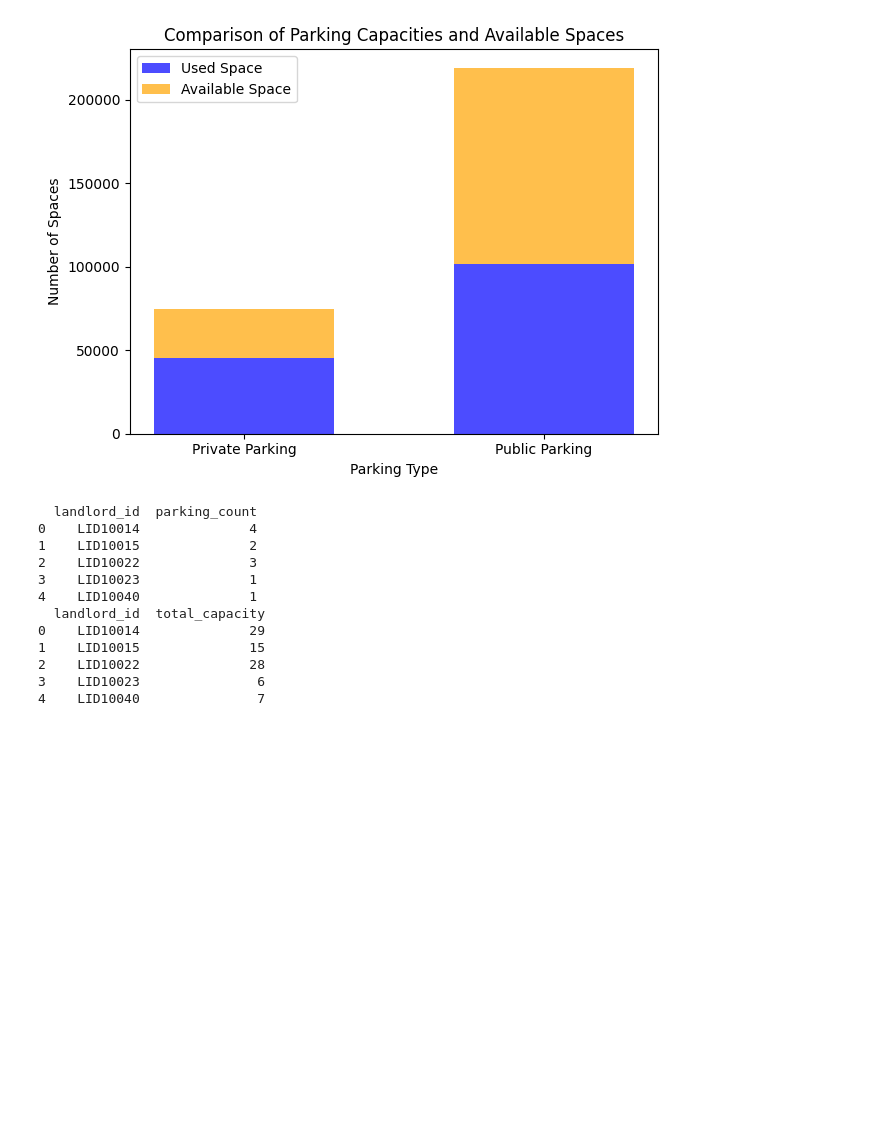
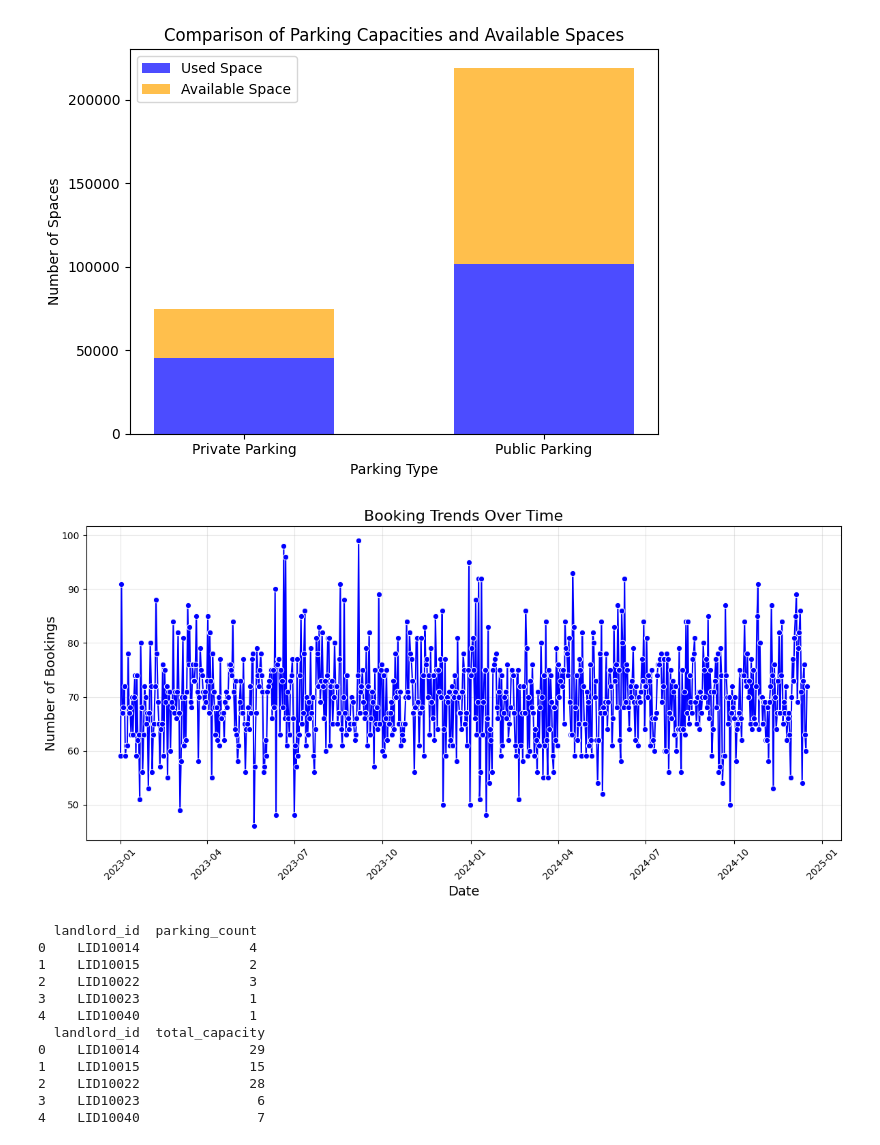
Before and after one commit to Vae2002/AML-WDB-Sem5, a Jupyter notebook: EDA.ipynb, the cells around one changed output. Drawn from its saved outputs; the diff is of its cells as text; code cells hidden in the pictures; blank space fills up the shorter version.

```diff
--- a/EDA.ipynb
+++ b/EDA.ipynb
@@ -178,6 +179,29 @@ plt.tight_layout()
 plt.show()
 # %% [output]
 [figure]
+# %%
+daily_bookings = history_data.groupby(history_data['datetime'].dt.date).size()
+
+# Convert the result to a DataFrame for better manipulation
+daily_bookings = daily_bookings.reset_index(name='num_bookings')
+daily_bookings.rename(columns={'datetime': 'date'}, inplace=True)
+
+# Plotting the data
+plt.figure(figsize=(12, 6))
+sns.lineplot(data=daily_bookings, x='date', y='num_bookings', marker='o', color='b')
+
+# Customize the plot
+plt.title('Booking Trends Over Time', fontsize=16)
+plt.xlabel('Date', fontsize=14)
+plt.ylabel('Number of Bookings', fontsize=14)
+plt.xticks(rotation=45)
+plt.grid(alpha=0.3)
+
+# Show the plot
+plt.tight_layout()
+plt.show()
+# %% [output]
+[figure, added]
 # %%
 # Merge the private parking data with landlord data
 private_parking_landlord = pd.merge(private_parking_data, landlord_data, on='landlord_id')
```
Also changed, not shown: parts of 1 cell of this notebook, 5 other files.
